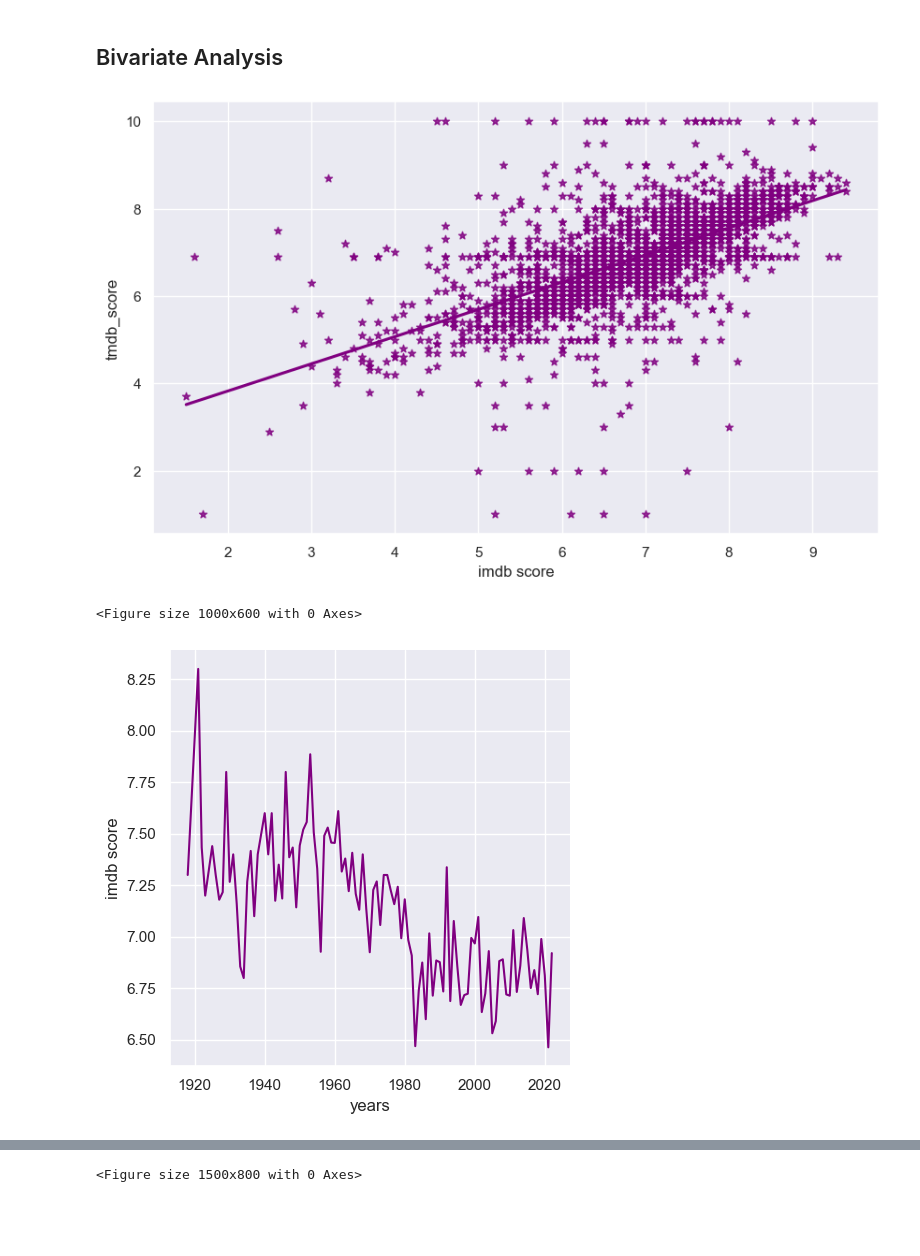
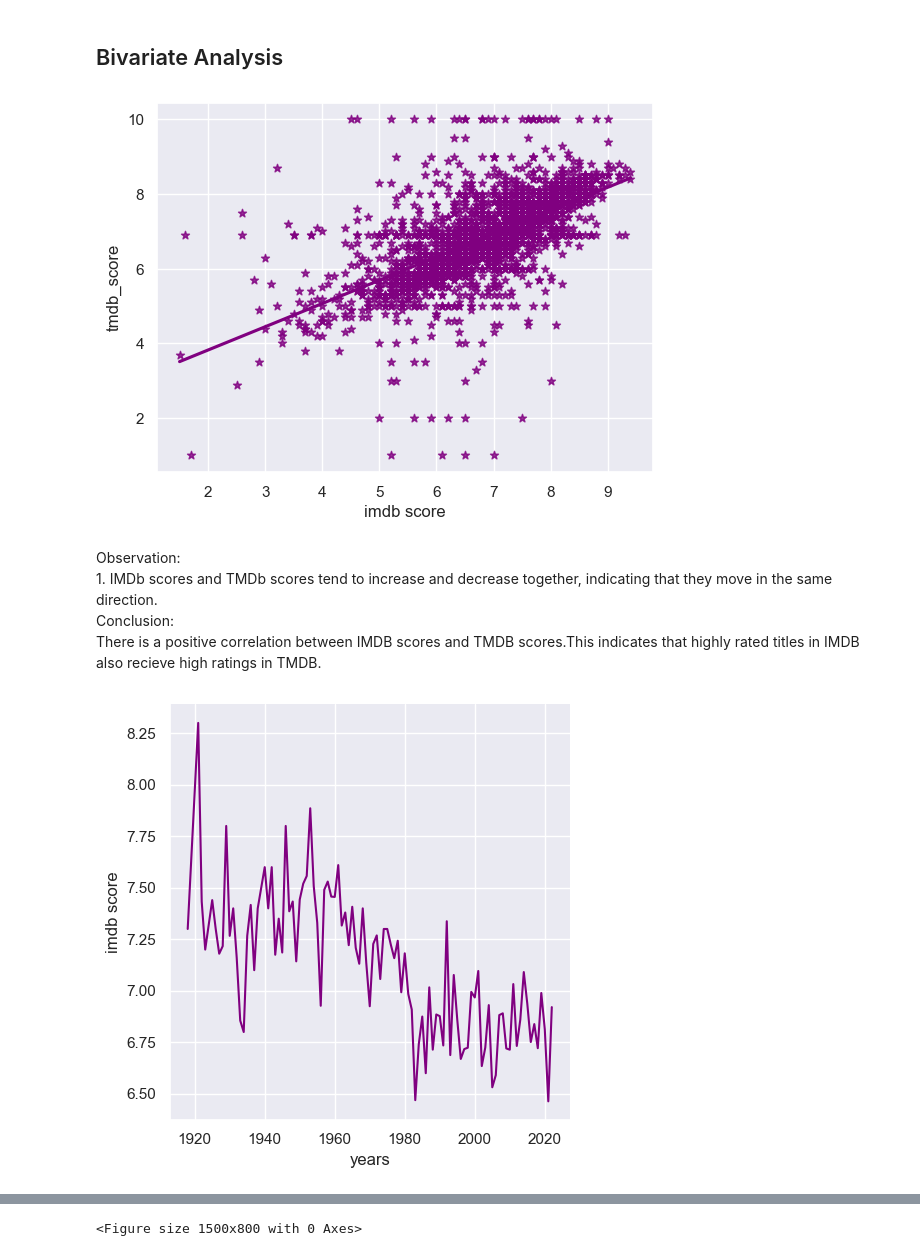
Before and after one commit to Imani-hub-pixel/Data-analysis-Python-, a Jupyter notebook: EDA and Feature Engineering projects/HBO Max TV Shows and movies/HBOmax.ipynb, the cells around one changed output, grey strips where cells are left out. Saved outputs shown, nothing was run; the diff lists cells and outputs as text; code cells hidden in the pictures; blank space fills up the shorter version.

```diff
--- a/EDA and Feature Engineering projects/HBO Max TV Shows and movies/HBOmax.ipynb
+++ b/EDA and Feature Engineering projects/HBO Max TV Shows and movies/HBOmax.ipynb
@@ -552,22 +536,24 @@ The dataset indicates that the United States is the dominant producer of movies
 ## Bivariate Analysis
 # %%
 #6.Is there a correlation between IMDb votes and IMDb score?
-plt.figure(figsize=(10,6))
-colors=['lightblue','purple']
 sns.regplot(data=df_title,x="imdb_score",y='tmdb_score',ci=None,color='purple',marker='*')
 plt.xlabel("imdb score")
 plt.ylabel("tmdb_score")
 plt.show()
 # %% [output]
-[figure, old version]
+[figure, new version]
+# %% [markdown]
+Observation:
+1.
+IMDb scores and TMDb scores tend to increase and decrease together, indicating that they move in the same direction.
+Conclusion:
+There is a positive correlation between IMDB scores and TMDB scores.This indicates that highly rated titles in IMDB also recieve high ratings in TMDB.
 # %%
 #7.How has the average IMDb score changed over the years?
-plt.figure(figsize=(10,6))
 imdb_trend=df_title.groupby("release_year")['imdb_score'].mean()
 sns.relplot(kind='line',x=imdb_trend.index,y=imdb_trend,color='purple')
 plt.xlabel("years")
 plt.ylabel( "imdb score")
 plt.show()
 # %% [output]
-<Figure size 1000x600 with 0 Axes>
 [figure]
```
Also changed, not shown: parts of 14 cells of this notebook, 1 other file.
